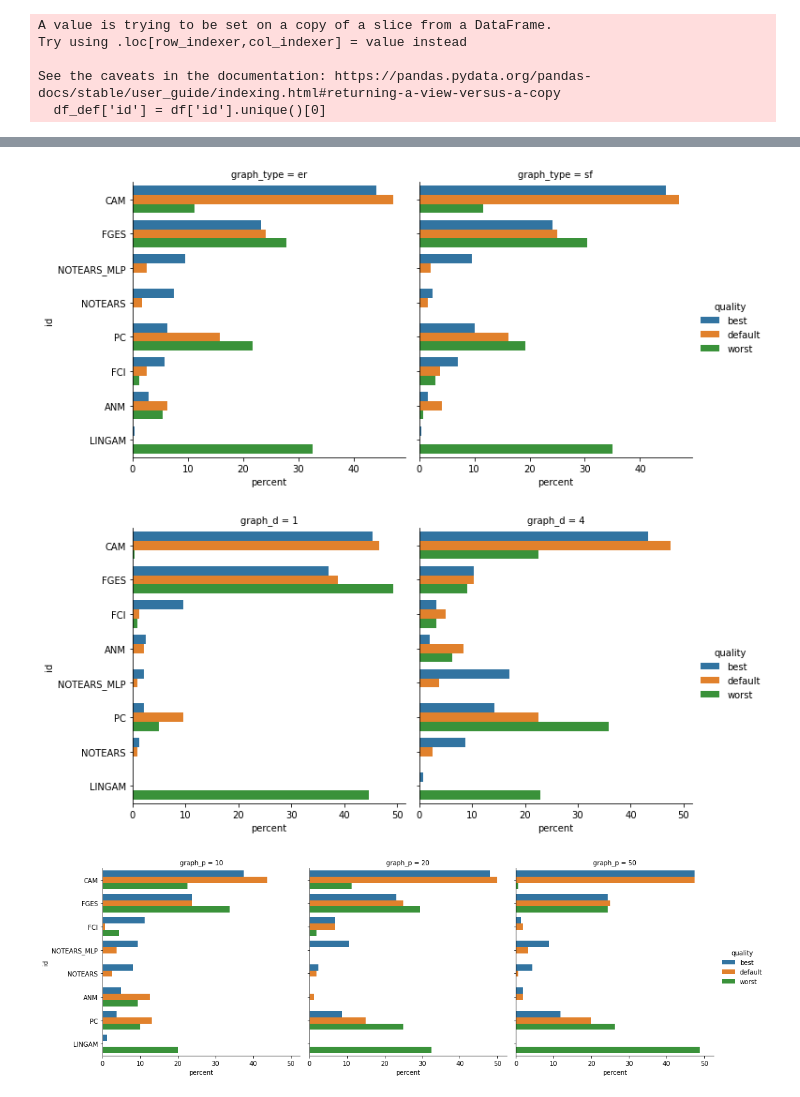
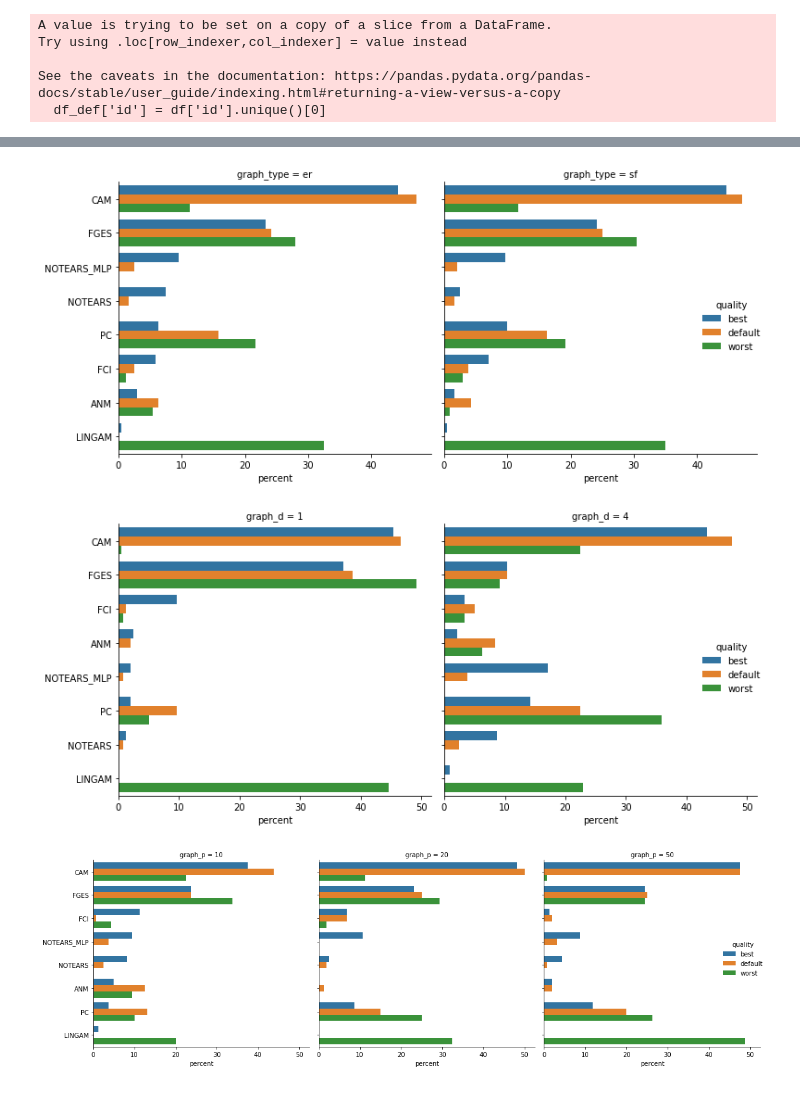
Before and after one commit to misoc-mml/hyperparams-causal-discovery, a Jupyter notebook: hyperparams/model_selection.ipynb, the cells around one changed output, grey strips where cells are left out. Drawn from its saved outputs; the diff is of its cells as text; code cells hidden in the pictures.

```diff
--- a/hyperparams/model_selection.ipynb
+++ b/hyperparams/model_selection.ipynb
@@ -262,7 +268,8 @@ for col in ['data_sem', 'data_n', 'graph_type', 'graph_d', 'graph_p']:
     .mul(100)
     .rename('percent')
     .reset_index()
-    .pipe((sns.catplot, 'data'), x='percent', y='id', hue=gr, col=col, kind='bar', orient='h'))
+    .pipe((sns.catplot, 'data'), x='percent', y='id', hue=gr, col=col, kind='bar', orient='h')).set(ylabel='')
+    plt.tight_layout()
     #plt.show()
-    plt.savefig(f'./plots/model_selection/h_{col}.pdf', dpi=1000)
+    plt.savefig(f'./plots/model_selection/ms_h_{col}.pdf', dpi=1000)
 # %% [output]
@@ -271,3 +278,3 @@ for col in ['data_sem', 'data_n', 'graph_type', 'graph_d', 'graph_p']:
-[figure, old version]
+[figure, new version]
-[figure, old version]
+[figure, new version]
-[figure, old version]
+[figure, new version]
```
Also changed, not shown: parts of 8 cells of this notebook, 24 other files.
